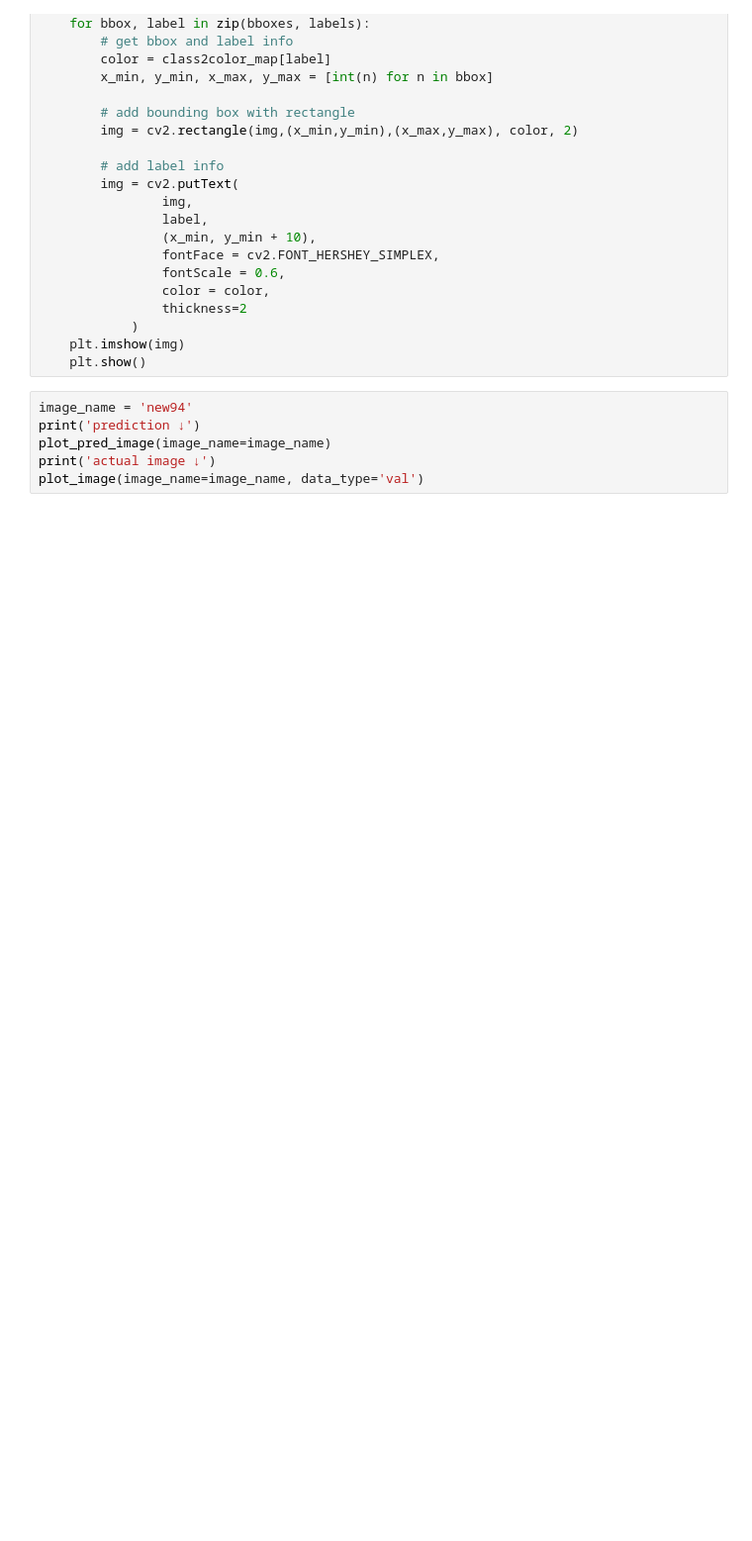
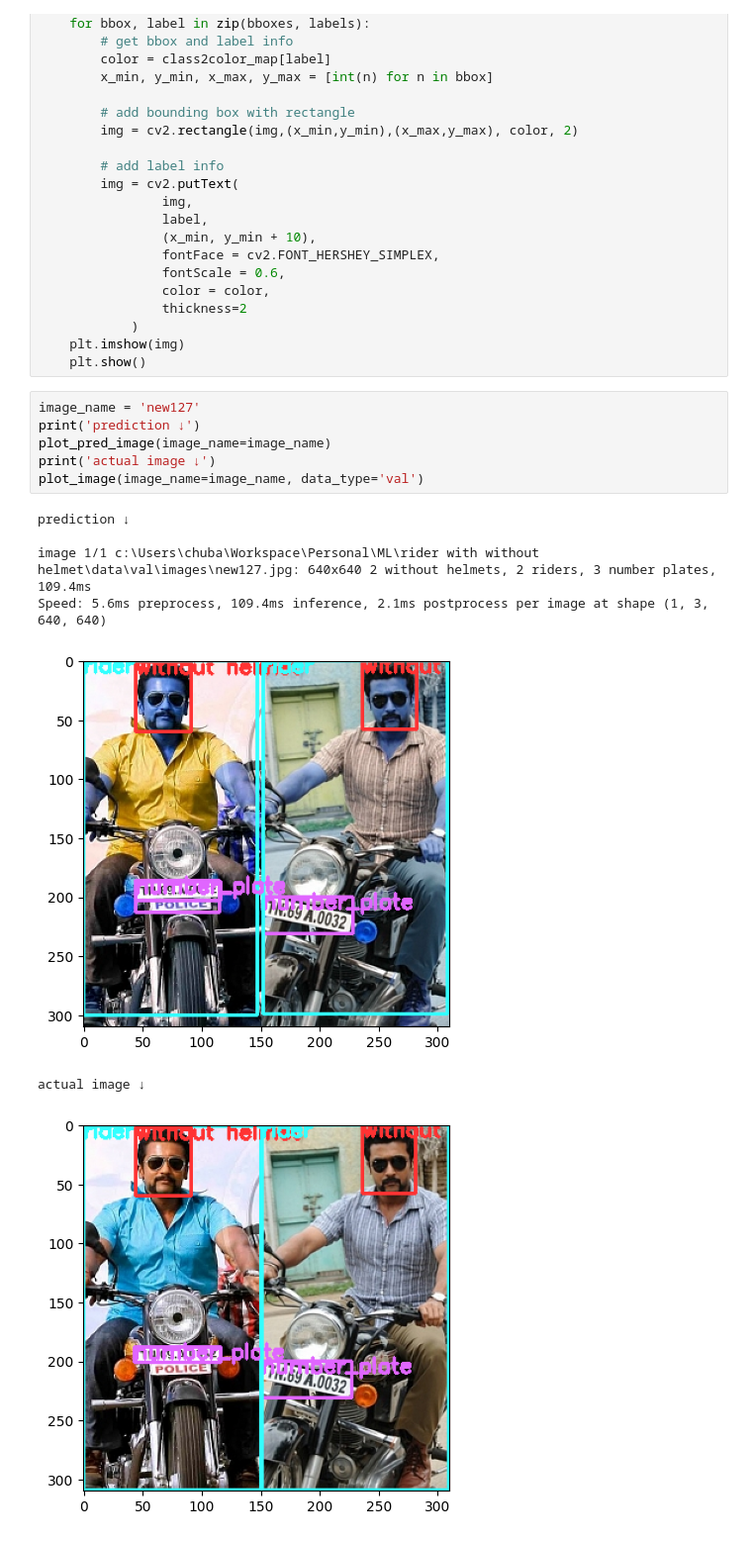
Before and after one commit to tuananhwork/HelmetDetectionYolo, a Jupyter notebook: yolov8n-rider-with-without-helmet.ipynb, the cells around one changed output. Shown at 99% size. Cells and saved outputs as stored; diff of their text form; blank space fills up the shorter version.

```diff
--- a/yolov8n-rider-with-without-helmet.ipynb
+++ b/yolov8n-rider-with-without-helmet.ipynb
@@ -315,8 +332,16 @@ def plot_pred_image(image_name, id2class_map=id2class_map, class2color_map=class
     plt.imshow(img)
     plt.show()
 # %%
-image_name = 'new94'
+image_name = 'new127'
 print('prediction ↓')
 plot_pred_image(image_name=image_name)
 print('actual image ↓')
 plot_image(image_name=image_name, data_type='val')
+# %% [output]
+prediction ↓
+
+image 1/1 c:\Users\chuba\Workspace\Personal\ML\rider with without helmet\data\val\images\new127.jpg: 640x640 2 without helmets, 2 riders, 3 number plates, 109.4ms
+Speed: 5.6ms preprocess, 109.4ms inference, 2.1ms postprocess per image at shape (1, 3, 640, 640)
+[figure, added]
+actual image ↓
+[figure, added]
```
Also changed, not shown: parts of 1 cell of this notebook, 17 other files.
